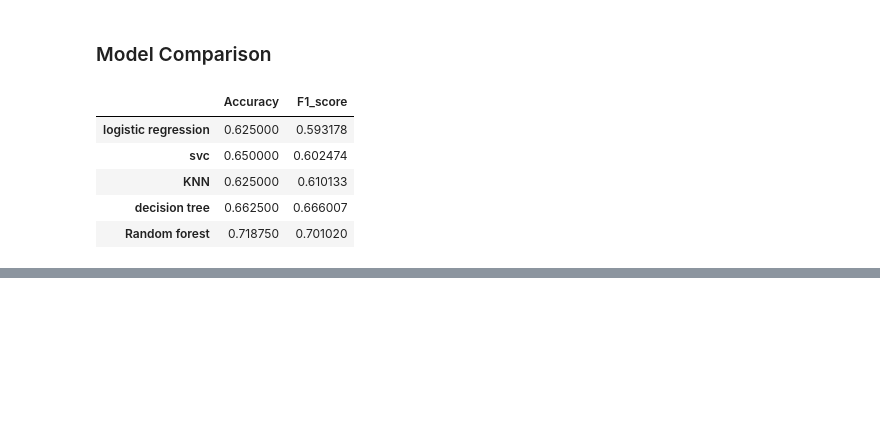
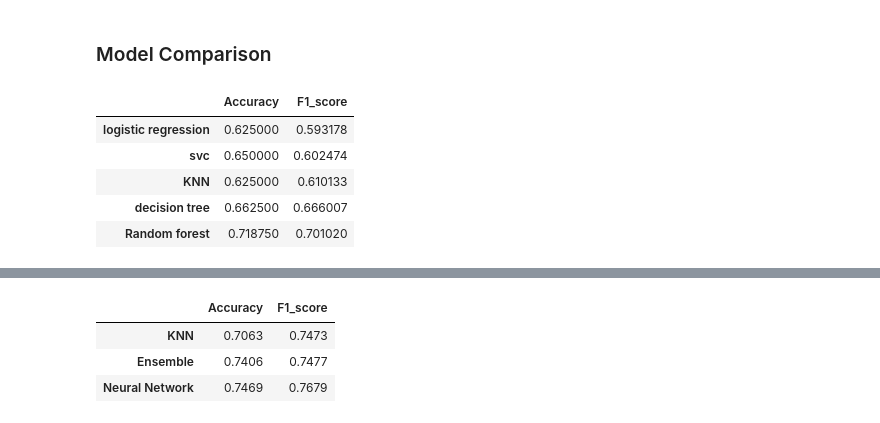
Before and after one commit to G8Ren/Attention-kNN, a Jupyter notebook: attention_model_kNN.ipynb, the cells around one changed output, grey strips where cells are left out. Saved outputs shown, nothing was run; the diff lists cells and outputs as text; code cells hidden in the pictures; blank space fills up the shorter version.

```diff
--- a/attention_model_kNN.ipynb
+++ b/attention_model_kNN.ipynb
@@ -466,0 +735,40 @@ First we split the dataset:
+# %%
+import pandas as pd
+from sklearn.metrics import f1_score
+import numpy as np
+
+# Calculate F1 scores
+knn_f1 = f1_score(y_test, knn_predictions)
+nn_f1 = f1_score(y_test, nn_predictions)
+ensemble_f1 = f1_score(y_test, ensemble_predictions)
+
+# Create a dictionary with the results
+model_comp = {
+    'KNN': [knn_accuracy, knn_f1],
+    'Neural Network': [accuracy_score(y_test, nn_predictions), nn_f1],
+    'Ensemble': [ensemble_accuracy, ensemble_f1]
+}
+
+# Create a DataFrame from the dictionary
+df1 = pd.DataFrame.from_dict(model_comp).T
+df1.columns = ['Accuracy', 'F1_score']
+
+# Sort the DataFrame by F1 score
+df1 = df1.sort_values('F1_score', ascending=True)
+
+# Apply styling with a green color gradient
+styled_df = df1.style.background_gradient(cmap='Greens')
+
+# Format the values to display 4 decimal places
+styled_df = styled_df.format({
+    'Accuracy': '{:.4f}',
+    'F1_score': '{:.4f}'
+})
+
+# Display the styled DataFrame
+display(styled_df)
+# %% [output]
+|  | Accuracy | F1_score |
+| KNN | 0.7063 | 0.7473 |
+| Ensemble | 0.7406 | 0.7477 |
+| Neural Network | 0.7469 | 0.7679 |
```
Also changed, not shown: parts of 5 cells of this notebook, 2 other files.
